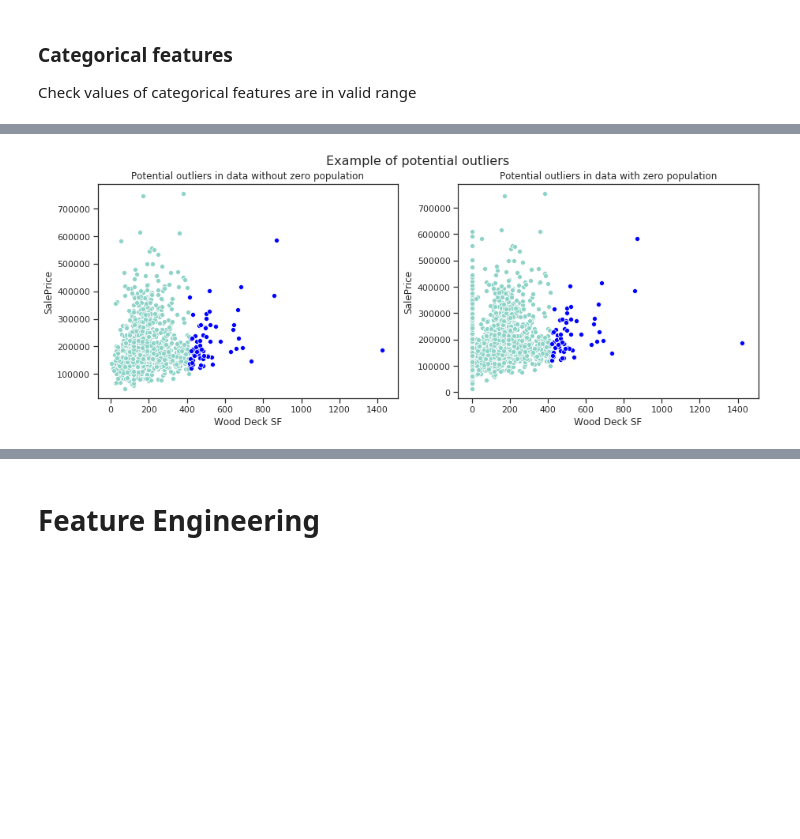
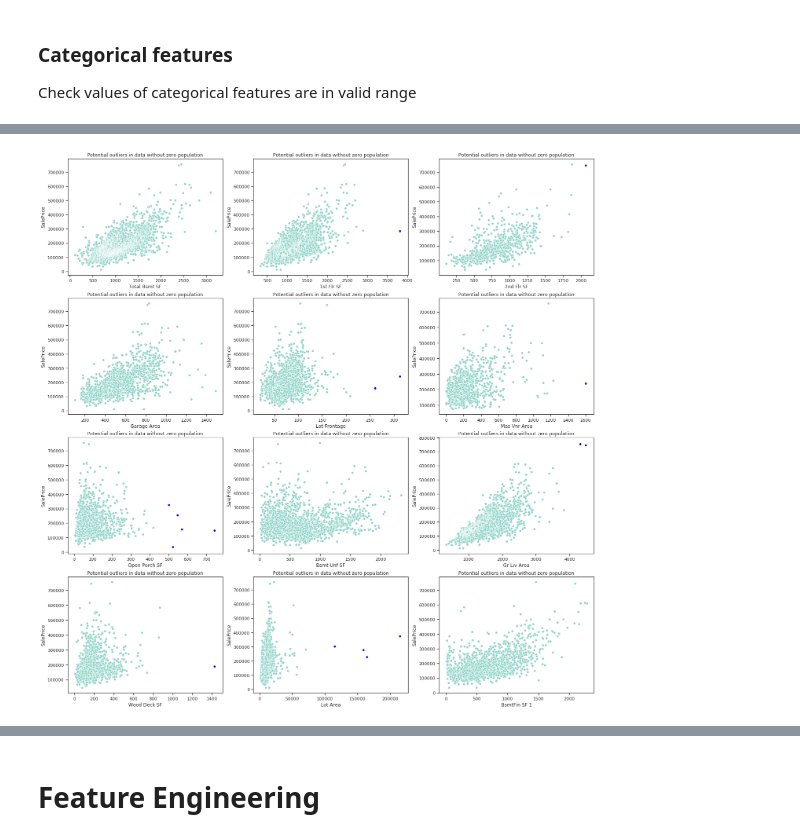
Before and after one commit to antoine-guerin/Applied-Machine-Learning-1, a Jupyter notebook: house-prices/house-prices-solution.ipynb, the cells around one changed output, grey strips where cells are left out. Cells and saved outputs as stored; diff of their text form; code cells hidden in the pictures; blank space fills up the shorter version.

Commit message:
modifications done after firt submit

```diff
--- a/house-prices/house-prices-solution.ipynb
+++ b/house-prices/house-prices-solution.ipynb
@@ -115,7 +115,9 @@ display( data.count()[ columns_droped_nan])
 def drop_tooManyMissingValues_col( data, columns_droped_nan):
     data.drop( columns_droped_nan, inplace=True, axis=1)
 
-drop_tooManyMissingValues_col( data, columns_droped_nan)
+#My method is better replace by dropna
+#drop_tooManyMissingValues_col( data, columns_droped_nan)
+data.dropna(axis=1, thresh=2000, inplace=True)
 # %% [output]
 Columns droped because they have less than 2000 values
 Alley            163
@@ -525,38 +528,73 @@ so I consider they are not outliers.
 # %%
+# Modifications asked after submitting
+
 # Define a function that returns outliers, using IQR method.
-def outliers_iqr( serie):
+def outliers_iqr( serie, coeff):
     quartile_1, quartile_3 = np.percentile( serie, [25, 75])
     iqr = quartile_3 - quartile_1
-    lower_bound = quartile_1 - (iqr * 1.5)
-    upper_bound = quartile_3 + (iqr * 1.5)
+    lower_bound = quartile_1 - (iqr * coeff)
+    upper_bound = quartile_3 + (iqr * coeff)
 
     return serie[ ( serie > upper_bound) | (serie < lower_bound) ].index
 
-# Separate data into two sub-population with and without zero. Then I detect potential outliers for non zero population.
-column = 'Wood Deck SF'
 
-# data without zero population
-data_nonZero = data.loc[ data[ column] != 0]
-outlier_nz_idx = outliers_iqr( data_nonZero[ column])
-data_nz_outliers = data_nonZero.loc[ outlier_nz_idx]
-print( '{} outliers in {} without zero values.'. format( data_nz_outliers.shape[0], column) )
+def remove_outliers( data, continuous_columns, dataWithSalePrice):
+    if dataWithSalePrice:
+        # display plots
+        f, axes = plt.subplots(4, 3, figsize=(24, 25), sharey=False)
 
-# data with zero population
-outlier_idx = outliers_iqr( data[ column])
-data_outliers = data.loc[ outlier_idx]
-print( '{} outliers in {} with zero values.'. format( data_outliers.shape[0], column) )
+    # a variable to store all outliers indexes
+    all_outliers_idx = []
 
-f, axes = plt.subplots(1, 2, figsize=(15, 5), sharey=False)
+    #column = 'Wood Deck SF'
+    for idx, column in enumerate( continuous_columns):
+        # Set the IQR coefficient depending on feature
 
-#print data without zero and potential outliers
-ax = sns.scatterplot(x=data_nonZero[ column], y=data_nonZero['SalePrice'], ax=axes[ 0])
-sns.scatterplot(x=data_nz_outliers[ column], y=data_nz_outliers['SalePrice'], ax=axes[ 0], color='blue')
-ax.set_title('Potential outliers in data without zero population')
+        if np.isin( column, ['Garage Area', 'Open Porch SF','Total Bsmt SF']):
+            coeff = 4.5
+        elif np.isin( column, ['Mas Vnr Area' ]):
+            coeff = 5
+        elif np.isin( column, ['Wood Deck SF','Lot Frontage']):
+            coeff = 6
+        elif np.isin( column, ['Lot Area']):
+            coeff = 15
+        else:
+            coeff = 3.5
 
-#print data with zero and potential outliers
-ax = sns.scatterplot(x=data[ column], y=data['SalePrice'], ax=axes[ 1])
-sns.scatterplot(x=data_outliers[ column], y=data_outliers['SalePrice'], ax=axes[ 1], color='blue')
-ax.set_title('Potential outliers in data with zero population')
-f.suptitle( 'Example of potential outliers',  fontsize=16)
-plt.show()
+        # Separate data into two sub-population with and without zero. Then I detect potential outliers for non zero population.
+
+        # data without zero population
+        data_nonZero = data.loc[ data[ column] != 0]
+        outlier_nz_idx = outliers_iqr( data_nonZero[ column], coeff)
+        data_nz_outliers = data_nonZero.loc[ outlier_nz_idx]
+        print( '{} \toutliers in\t{}  \twithout zero values. IQR coeff = {}'. format( data_nz_outliers.shape[0], column, coeff) )
+
+        # store outliers index for all features
+        all_outliers_idx.extend( outlier_nz_idx)
+
+        if dataWithSalePrice:
+            # data with zero population
+            #outlier_idx = outliers_iqr( data[ column])
+            #data_outliers = data.loc[ outlier_idx]
+            #print( '{} outliers in {} with zero values.'. format( data_outliers.shape[0], column) )
+
+            #f, axes = plt.subplots(1, 2, figsize=(15, 5), sharey=False)
+
+            #print data without zero and potential outliers
+            ax = sns.scatterplot(x=data_nonZero[ column], y=data_nonZero['SalePrice'], ax=axes[ (idx // 3), (idx % 3)])
+            sns.scatterplot(x=data_nz_outliers[ column], y=data_nz_outliers['SalePrice'], ax=axes[ (idx // 3), (idx % 3)], color='blue')
+            ax.set_title('Potential outliers in data without zero population')
+
+            #print data with zero and potential outliers
+            #ax = sns.scatterplot(x=data[ column], y=data['SalePrice'], ax=axes[ 1])
+            #sns.scatterplot(x=data_outliers[ column], y=data_outliers['SalePrice'], ax=axes[ 1], color='blue')
+            #ax.set_title('Potential outliers in data with zero population')
+            #f.suptitle( 'Example of potential outliers',  fontsize=16)
+
+    plt.show()
+
+    # Remove all outliers from data
+    data.drop( all_outliers_idx, inplace = True )
+
+remove_outliers( data, continuous_columns, True)
 # %% [output]
@@ -565,4 +613,4 @@ plt.show()
-[figure, old version]
+[figure, new version]
 # %%
 print('Data shape: {}'.format( data.shape) )
 print('Data NaN count = {}\n'.format( data.isnull().sum().sum() ) )
```
Also changed, not shown: parts of 30 cells of this notebook, 4 other files.
